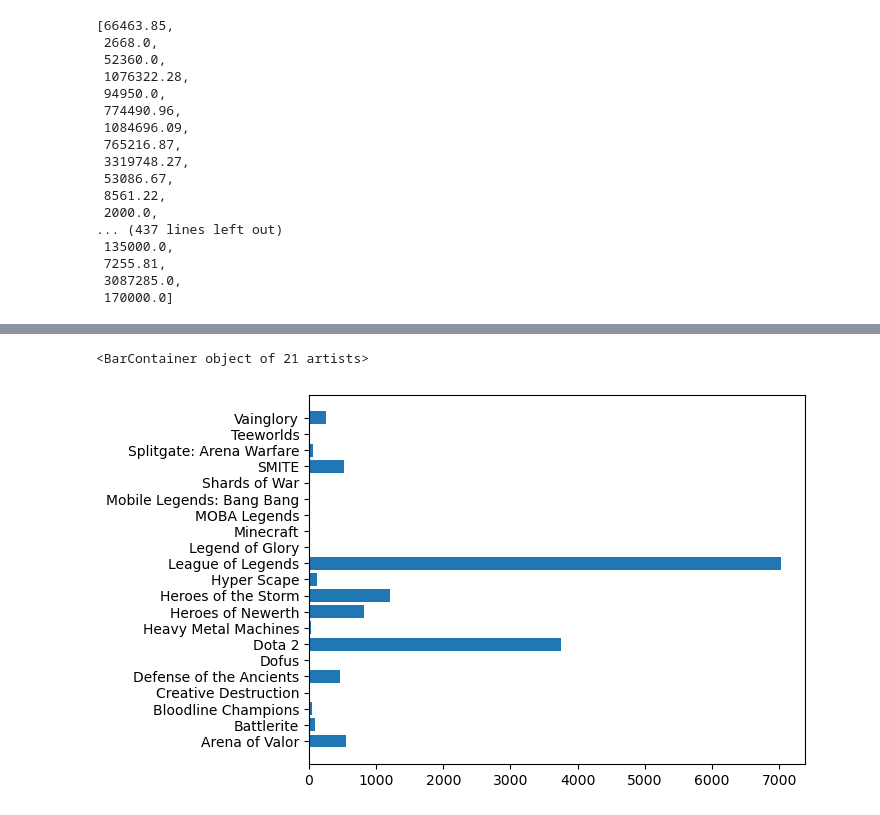
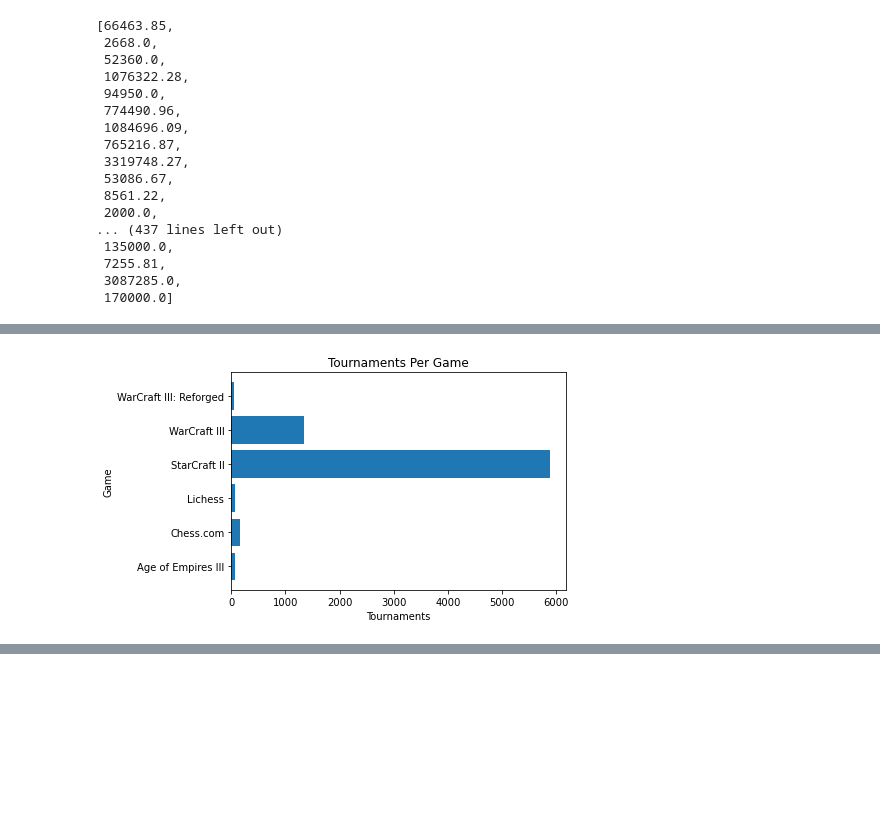
Before and after one commit to Al-Cap/Popular-Esport-Game, a Jupyter notebook: Notebook/Untitled.ipynb, the cells around one changed output, grey strips where cells are left out. Cells and saved outputs as stored; diff of their text form; code cells hidden in the pictures; blank space fills up the shorter version.

```diff
--- a/Notebook/Untitled.ipynb
+++ b/Notebook/Untitled.ipynb
@@ -189,0 +196,7 @@ data[data.TotalPlayers > 12000]
+# %%
+
+data[data.Genre == 'Strategy']
+dg = data[data.Genre == 'Strategy']
+dg[dg.TotalTournaments > 50]
+dg = dg[dg.TotalTournaments > 50]
+dg
@@ -190,3 +211,14 @@ data[data.TotalPlayers > 12000]
+# %%
+gg = dg.Game.to_list()
+tg = dg.TotalTournaments.to_list()
+
+plt.barh(gg, tg)
+plt.xlabel('Tournaments')
+plt.ylabel('Game')
+plt.title('Tournaments Per Game')
+plt.savefig('../figures/Strategy_game-tour_barh.png')
+# %% [output]
+[figure, added]
 # %%
 data[data.Genre == 'Role-Playing Game']
 # %% [output]
@@ -218,11 +249,3 @@ df
 | 156 | Splitgate: Arena Warfare | 2019 | Multiplayer Online Battle Arena | 5.000000e+04 | 50000.00 | 64 | 2 |
 | 157 | Teeworlds | 2007 | Multiplayer Online Battle Arena | 0.000000e+00 | 0.00 | 0 | 0 |
 | 158 | Vainglory | 2014 | Multiplayer Online Battle Arena | 7.974212e+05 | 100595.32 | 247 | 35 |
-# %%
-g = df.Game.to_list()
-p = df.TotalPlayers.to_list()
-
-plt.barh(g, p)
-# %% [output]
-<BarContainer object of 21 artists>
-[figure, removed]
```
Also changed, not shown: parts of 18 cells of this notebook, 10 other files.
